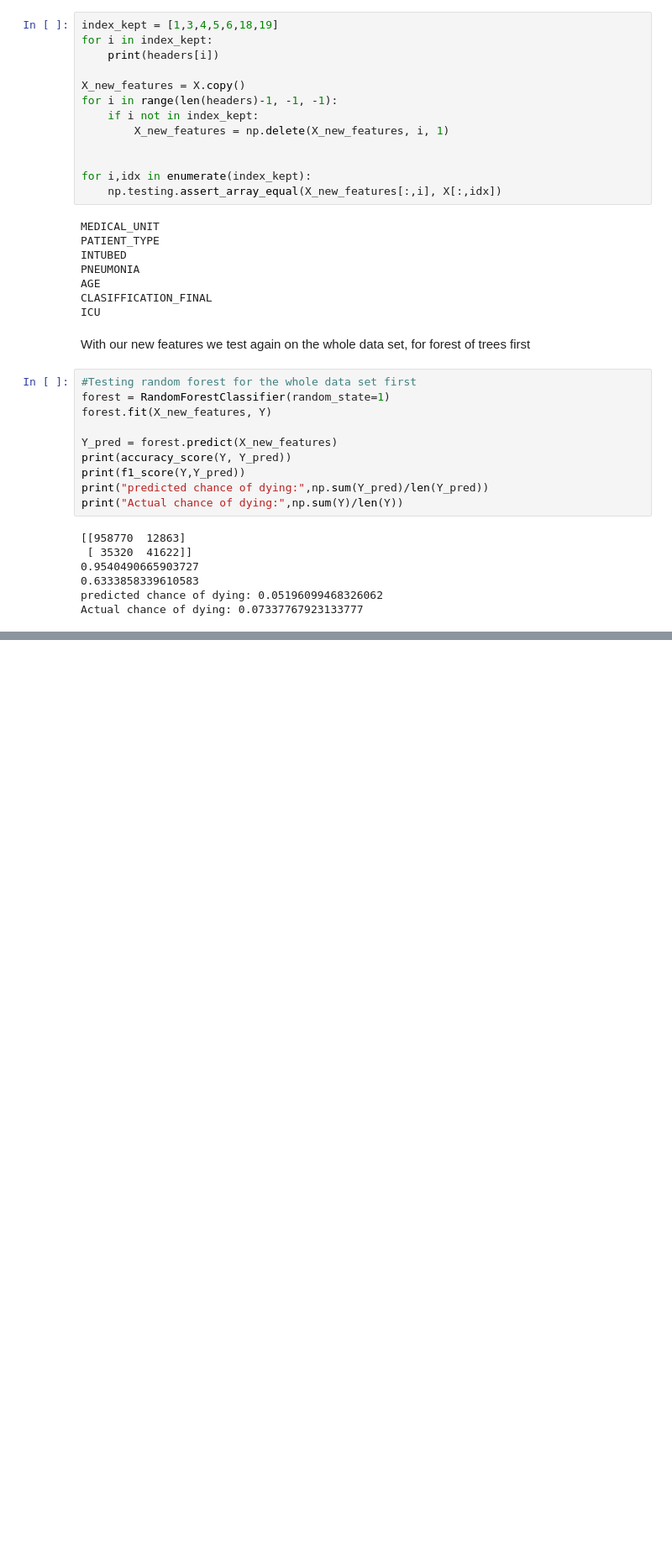
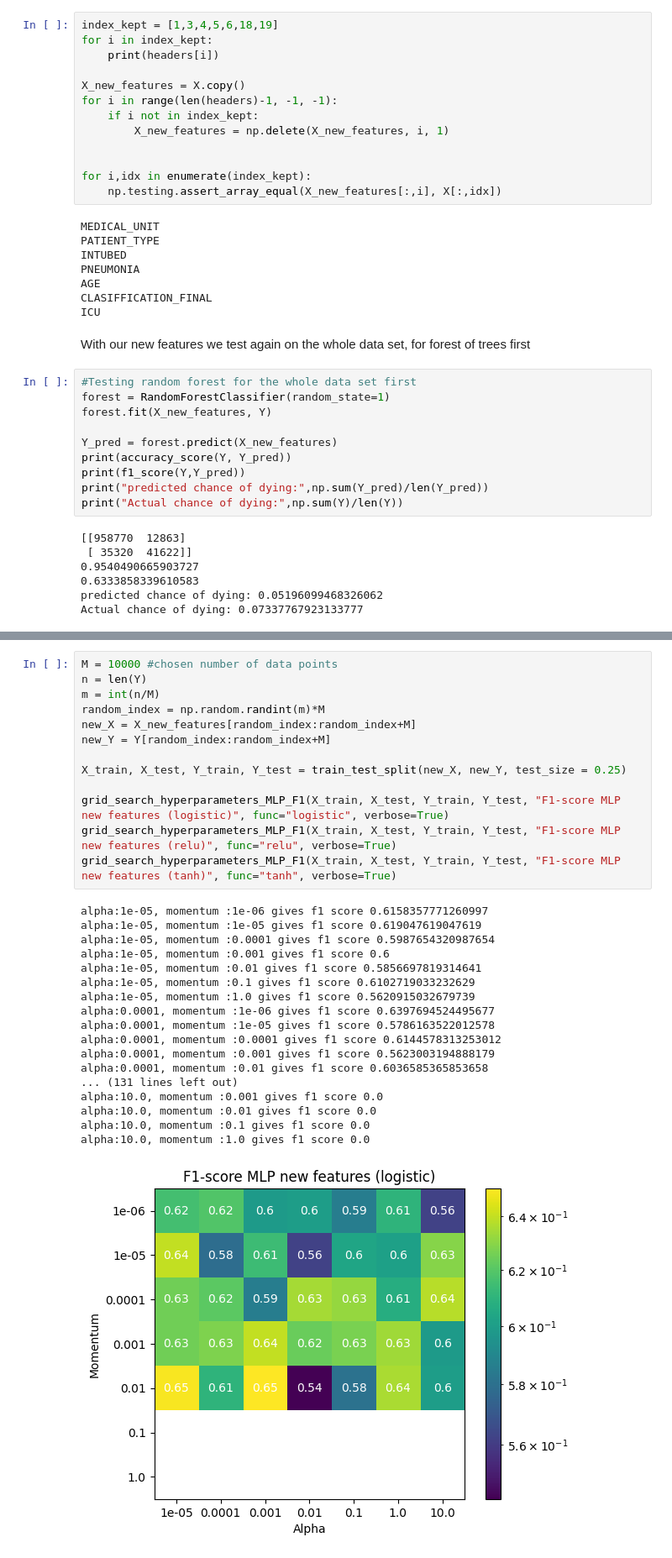
Before and after one commit to mathiasmellemstuen/FYS_STK4155_Prosjekt_3, a Jupyter notebook: src/main.ipynb, the cells around one changed output, grey strips where cells are left out. Shown at 84% size. Drawn from its saved outputs; the diff is of its cells as text; blank space fills up the shorter version.

```diff
--- a/src/main.ipynb
+++ b/src/main.ipynb
@@ -793,0 +861,32 @@ print("f1 score:",f1_score(Y_pred, Y))
+# %%
+M = 10000 #chosen number of data points
+n = len(Y)
+m = int(n/M)
+random_index = np.random.randint(m)*M
+new_X = X_new_features[random_index:random_index+M]
+new_Y = Y[random_index:random_index+M]
+
+X_train, X_test, Y_train, Y_test = train_test_split(new_X, new_Y, test_size = 0.25)
+
+grid_search_hyperparameters_MLP_F1(X_train, X_test, Y_train, Y_test, "F1-score MLP new features (logistic)", func="logistic", verbose=True)
+grid_search_hyperparameters_MLP_F1(X_train, X_test, Y_train, Y_test, "F1-score MLP new features (relu)", func="relu", verbose=True)
+grid_search_hyperparameters_MLP_F1(X_train, X_test, Y_train, Y_test, "F1-score MLP new features (tanh)", func="tanh", verbose=True)
+# %% [output]
+alpha:1e-05, momentum :1e-06 gives f1 score 0.6158357771260997
+alpha:1e-05, momentum :1e-05 gives f1 score 0.619047619047619
+alpha:1e-05, momentum :0.0001 gives f1 score 0.5987654320987654
+alpha:1e-05, momentum :0.001 gives f1 score 0.6
+alpha:1e-05, momentum :0.01 gives f1 score 0.5856697819314641
+alpha:1e-05, momentum :0.1 gives f1 score 0.6102719033232629
+alpha:1e-05, momentum :1.0 gives f1 score 0.5620915032679739
+alpha:0.0001, momentum :1e-06 gives f1 score 0.6397694524495677
+alpha:0.0001, momentum :1e-05 gives f1 score 0.5786163522012578
+alpha:0.0001, momentum :0.0001 gives f1 score 0.6144578313253012
+alpha:0.0001, momentum :0.001 gives f1 score 0.5623003194888179
+alpha:0.0001, momentum :0.01 gives f1 score 0.6036585365853658
+... (131 lines left out)
+alpha:10.0, momentum :0.001 gives f1 score 0.0
+alpha:10.0, momentum :0.01 gives f1 score 0.0
+alpha:10.0, momentum :0.1 gives f1 score 0.0
+alpha:10.0, momentum :1.0 gives f1 score 0.0
+[figure, added]
```
Also changed, not shown: parts of 10 cells of this notebook, 10 other files.
